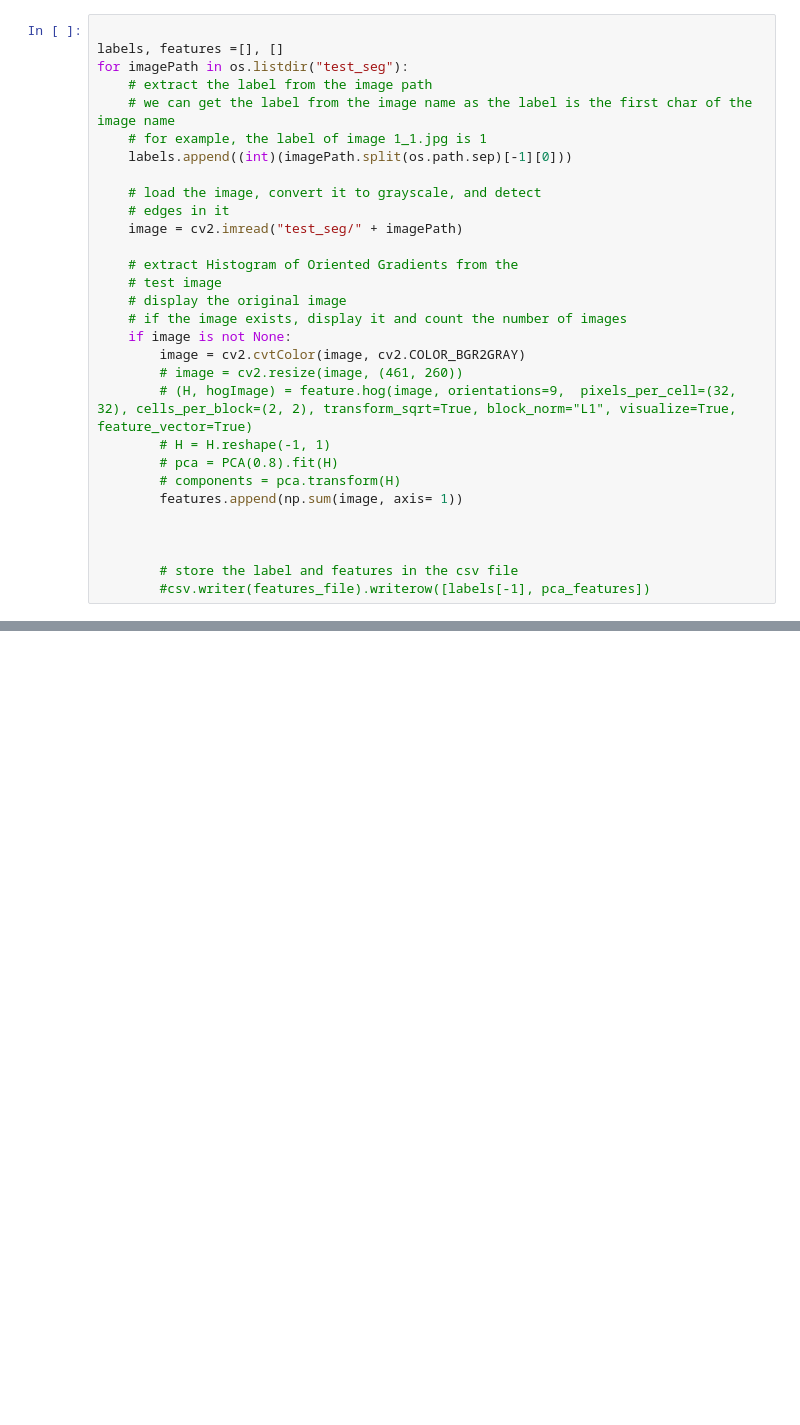
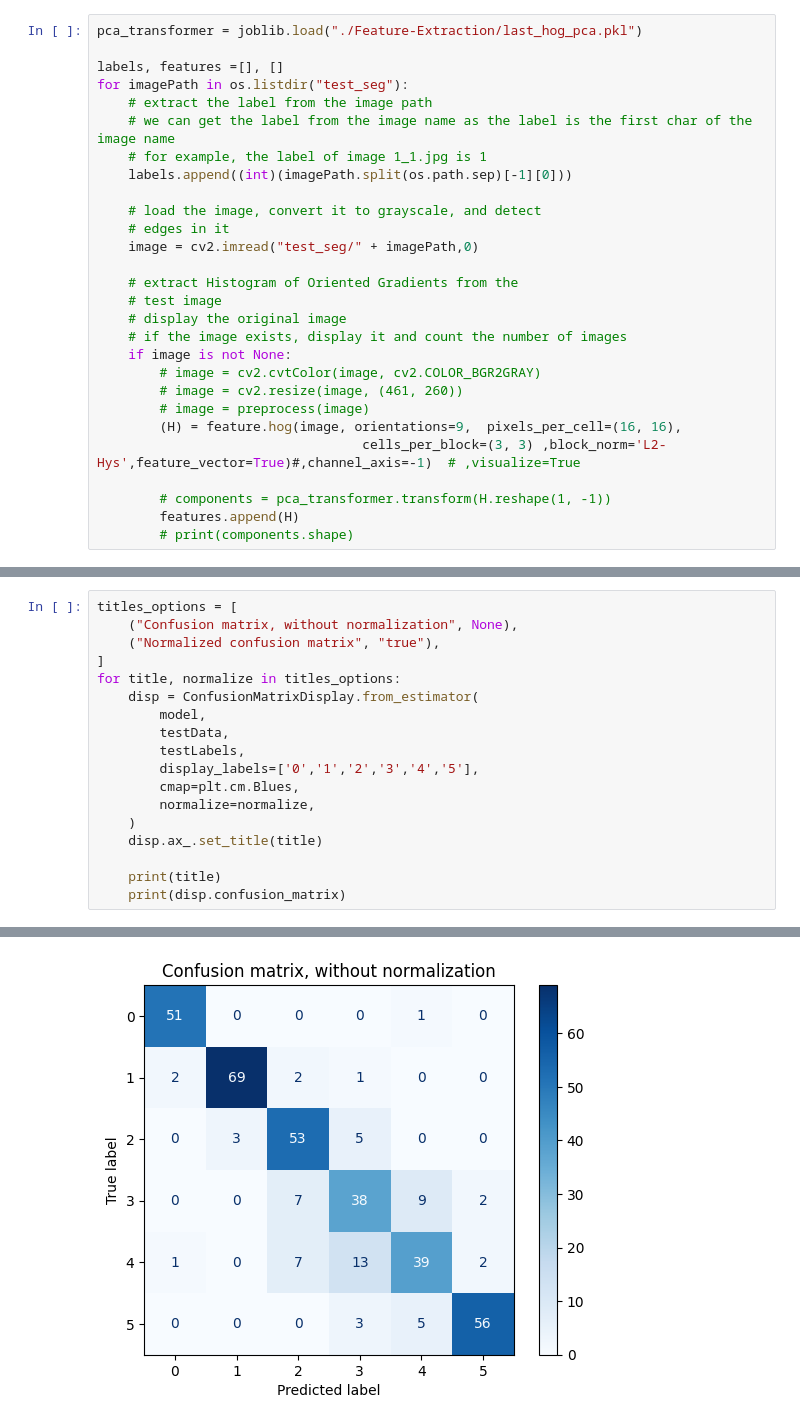
Before and after one commit to SarahElzayat/Gesture_Hero, a Jupyter notebook: final_script.ipynb, the cells around one changed output, grey strips where cells are left out. Drawn from its saved outputs; the diff is of its cells as text; blank space fills up the shorter version.

```diff
--- a/final_script.ipynb
+++ b/final_script.ipynb
@@ -80,4 +160,5 @@ ImageSegmentation()
 # %%
+pca_transformer = joblib.load("./Feature-Extraction/last_hog_pca.pkl")
 
 labels, features =[], []
 for imagePath in os.listdir("test_seg"):
@@ -88,23 +169,20 @@ for imagePath in os.listdir("test_seg"):
 
     # load the image, convert it to grayscale, and detect
     # edges in it
-    image = cv2.imread("test_seg/" + imagePath)
+    image = cv2.imread("test_seg/" + imagePath,0)
 
     # extract Histogram of Oriented Gradients from the
     # test image
     # display the original image
     # if the image exists, display it and count the number of images
     if image is not None:
-        image = cv2.cvtColor(image, cv2.COLOR_BGR2GRAY)
+        # image = cv2.cvtColor(image, cv2.COLOR_BGR2GRAY)
         # image = cv2.resize(image, (461, 260))
-        # (H, hogImage) = feature.hog(image, orientations=9,  pixels_per_cell=(32, 32), cells_per_block=(2, 2), transform_sqrt=True, block_norm="L1", visualize=True, feature_vector=True)
-        # H = H.reshape(-1, 1)
-        # pca = PCA(0.8).fit(H)
-        # components = pca.transform(H)
-        features.append(np.sum(image, axis= 1))
+        # image = preprocess(image)
+        (H) = feature.hog(image, orientations=9,  pixels_per_cell=(16, 16),
+                                  cells_per_block=(3, 3) ,block_norm='L2-Hys',feature_vector=True)#,channel_axis=-1)  # ,visualize=True
 
-
-
-        # store the label and features in the csv file
-        #csv.writer(features_file).writerow([labels[-1], pca_features])
+        # components = pca_transformer.transform(H.reshape(1, -1))
+        features.append(H)
+        # print(components.shape)
 # %%
@@ -177,0 +248,19 @@ https://scikit-learn.org/stable/model_persistence.html#security-maintainability-
+# %%
+titles_options = [
+    ("Confusion matrix, without normalization", None),
+    ("Normalized confusion matrix", "true"),
+]
+for title, normalize in titles_options:
+    disp = ConfusionMatrixDisplay.from_estimator(
+        model,
+        testData,
+        testLabels,
+        display_labels=['0','1','2','3','4','5'],
+        cmap=plt.cm.Blues,
+        normalize=normalize,
+    )
+    disp.ax_.set_title(title)
+
+    print(title)
+    print(disp.confusion_matrix)
+# %% [output]
@@ -177,0 +281 @@ https://scikit-learn.org/stable/model_persistence.html#security-maintainability-
+[figure, added]
```
Also changed, not shown: parts of 18 cells of this notebook, 5 other files.
